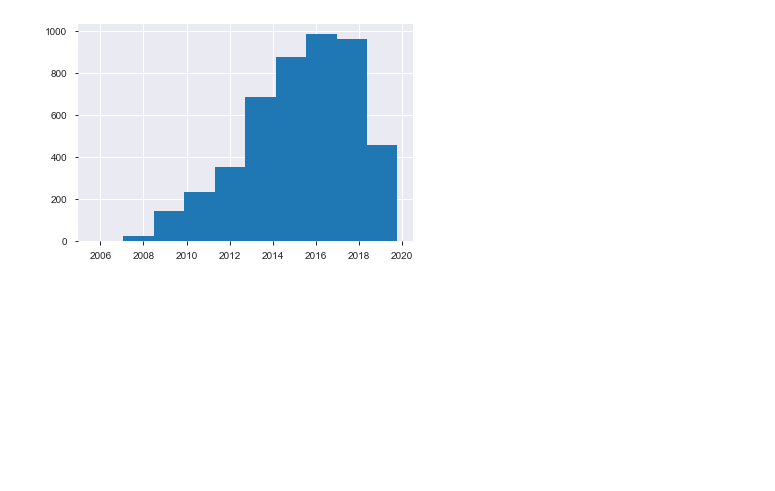
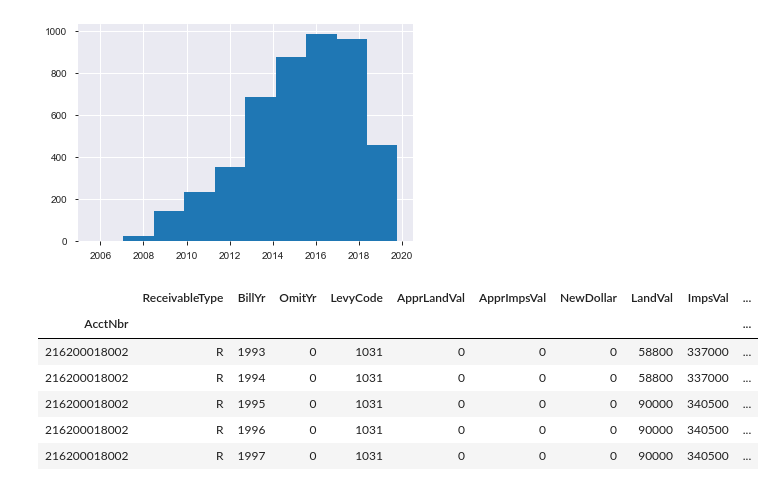
Before and after one commit to frischmuth/Seattle-Real-Estate-Analysis, a Jupyter notebook: EDA.ipynb, the cells around one changed output. Drawn from its saved outputs; the diff is of its cells as text; code cells hidden in the pictures; blank space fills up the shorter version.

```diff
--- a/EDA.ipynb
+++ b/EDA.ipynb
@@ -276,3 +211,15 @@ fig, ax = plt.subplots()
 fig = plt.hist(demo_dates)
 # %% [output]
 [figure]
+# %%
+taxtable = pd.read_csv('data/Tax Data.zip', index_col='AcctNbr')
+# %%
+taxtable.head()
+# %% [output]
+|  | ReceivableType | BillYr | OmitYr | LevyCode | ApprLandVal | ApprImpsVal | NewDollar | LandVal | ImpsVal | ... |
+| AcctNbr |  |  |  |  |  |  |  |  |  | ... |
+| 216200018002 | R | 1993 | 0 | 1031 | 0 | 0 | 0 | 58800 | 337000 | ... |
+| 216200018002 | R | 1994 | 0 | 1031 | 0 | 0 | 0 | 58800 | 337000 | ... |
+| 216200018002 | R | 1995 | 0 | 1031 | 0 | 0 | 0 | 90000 | 340500 | ... |
+| 216200018002 | R | 1996 | 0 | 1031 | 0 | 0 | 0 | 90000 | 340500 | ... |
+| 216200018002 | R | 1997 | 0 | 1031 | 0 | 0 | 0 | 90000 | 340500 | ... |
```
Also changed, not shown: parts of 17 cells of this notebook, 2 other files.
